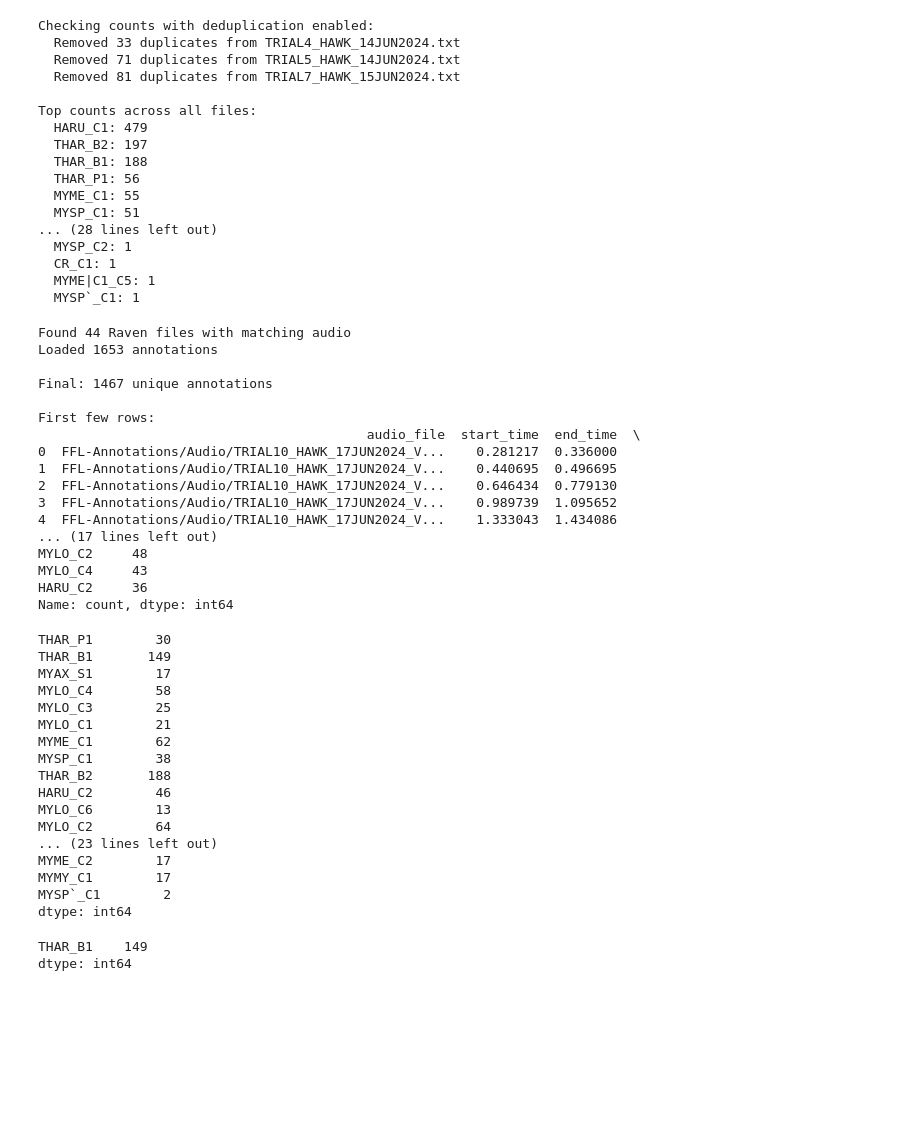
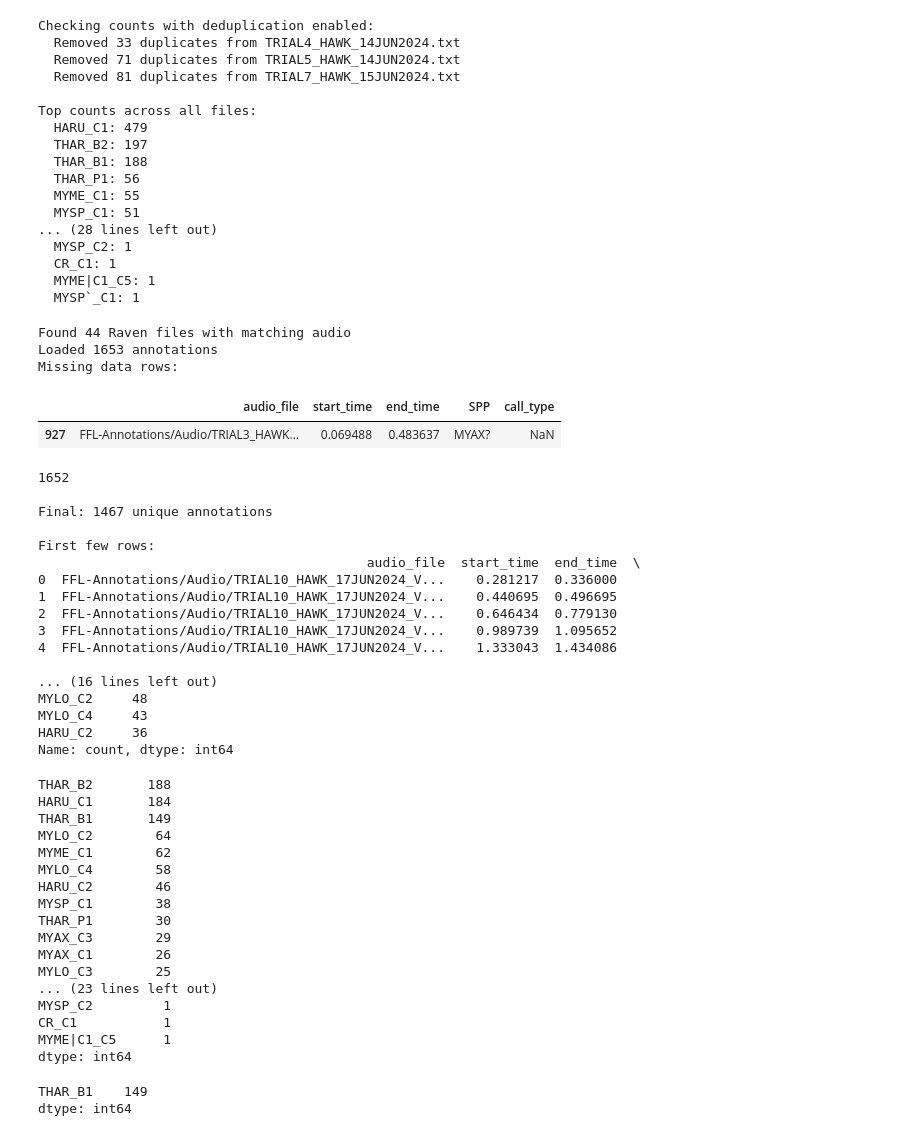
Before and after one commit to ArielRaizman/bird-ML, a Jupyter notebook: testing_cnn.ipynb, the cells around one changed output. Cells and saved outputs as stored; diff of their text form; code cells hidden in the pictures; blank space fills up the shorter version.

```diff
--- a/testing_cnn.ipynb
+++ b/testing_cnn.ipynb
@@ -150,71 +150,83 @@ boxed_annotations = BoxedAnnotations.from_raven_files(
     keep_extra_columns=True,
     warn_no_annotations=False
 )
 
 print(f"Loaded {len(boxed_annotations.df)} annotations")
-
-# Combine TYPE and CALL columns (both may exist, use whichever has the value)
+# print(boxed_annotations.df[['CALL','TYPE']])
+# Combine TYPE and CALL columns (both could exist, use whichever has the value)
 if 'TYPE' in boxed_annotations.df.columns and 'CALL' in boxed_annotations.df.columns:
     boxed_annotations.df['call_type'] = boxed_annotations.df['TYPE'].fillna(boxed_annotations.df['CALL'])
 elif 'TYPE' in boxed_annotations.df.columns:
     boxed_annotations.df['call_type'] = boxed_annotations.df['TYPE']
 else:
     boxed_annotations.df['call_type'] = boxed_annotations.df['CALL']
 
+
+
 # Drop rows with missing data
+
+missing_data_rows = boxed_annotations.df[boxed_annotations.df[['SPP', 'call_type']].isna().any(axis=1)]
+print("Missing data rows: ")
+display(missing_data_rows[['audio_file', 'start_time', 'end_time', 'SPP', 'call_type']])
+
 boxed_annotations.df = boxed_annotations.df.dropna(subset=['SPP', 'call_type'])
-
+print(len(boxed_annotations.df))
 # Create annotation
 boxed_annotations.df['annotation'] = boxed_annotations.df['SPP'] + '_' + boxed_annotations.df['call_type']
 
 # Remove duplicates
 boxed_annotations.df = boxed_annotations.df.drop_duplicates(
     subset=['audio_file', 'start_time', 'end_time', 'annotation']
 ).reset_index(drop=True)
 
 print(f"\nFinal: {len(boxed_annotations.df)} unique annotations")
 print(f"\nFirst few rows:")
 print(boxed_annotations.df[['audio_file', 'start_time', 'end_time', 'SPP', 'call_type', 'annotation']].head())
 print(f"\nLabel distribution:")
 print(boxed_annotations.df['annotation'].value_counts().head(10))
 # %% [output]
 Found 44 Raven files with matching audio
 Loaded 1653 annotations
-
-Final: 1467 unique annotations
-
-First few rows:
-                                          audio_file  start_time  end_time  \
-0  FFL-Annotations/Audio/TRIAL10_HAWK_17JUN2024_V...    0.281217  0.336000
-1  FFL-Annotations/Audio/TRIAL10_HAWK_17JUN2024_V...    0.440695  0.496695
-2  FFL-Annotations/Audio/TRIAL10_HAWK_17JUN2024_V...    0.646434  0.779130
-3  FFL-Annotations/Audio/TRIAL10_HAWK_17JUN2024_V...    0.989739  1.095652
-4  FFL-Annotations/Audio/TRIAL10_HAWK_17JUN2024_V...    1.333043  1.434086
-... (17 lines left out)
-MYLO_C2     48
-MYLO_C4     43
-HARU_C2     36
-Name: count, dtype: int64
+Missing data rows:
+|  | audio_file | start_time | end_time | SPP | call_type |
+| 927 | FFL-Annotations/Audio/TRIAL3_HAWK... | 0.069488 | 0.483637 | MYAX? | NaN |
+1652
+
+Final: 1467 unique annotations
+
+First few rows:
+                                          audio_file  start_time  end_time  \
+0  FFL-Annotations/Audio/TRIAL10_HAWK_17JUN2024_V...    0.281217  0.336000
+1  FFL-Annotations/Audio/TRIAL10_HAWK_17JUN2024_V...    0.440695  0.496695
+2  FFL-Annotations/Audio/TRIAL10_HAWK_17JUN2024_V...    0.646434  0.779130
+3  FFL-Annotations/Audio/TRIAL10_HAWK_17JUN2024_V...    0.989739  1.095652
+4  FFL-Annotations/Audio/TRIAL10_HAWK_17JUN2024_V...    1.333043  1.434086
+
+... (16 lines left out)
+MYLO_C2     48
+MYLO_C4     43
+HARU_C2     36
+Name: count, dtype: int64
 # %%
 labels = boxed_annotations.clip_labels(clip_duration=2, min_label_overlap=0.0)
-labels.sum()
+labels.sum().sort_values(ascending=False)
 # %% [output]
+THAR_B2       188
+HARU_C1       184
+THAR_B1       149
+MYLO_C2        64
+MYME_C1        62
+MYLO_C4        58
+HARU_C2        46
+MYSP_C1        38
 THAR_P1        30
-THAR_B1       149
-MYAX_S1        17
-MYLO_C4        58
+MYAX_C3        29
+MYAX_C1        26
 MYLO_C3        25
-MYLO_C1        21
-MYME_C1        62
-MYSP_C1        38
-THAR_B2       188
-HARU_C2        46
-MYLO_C6        13
-MYLO_C2        64
 ... (23 lines left out)
-MYME_C2        17
-MYMY_C1        17
-MYSP`_C1        2
+MYSP_C2         1
+CR_C1           1
+MYME|C1_C5      1
 dtype: int64
 # %%
 labels_haru = labels[['THAR_B1']]
```
Also changed, not shown: parts of 15 cells of this notebook, 9 other files.
